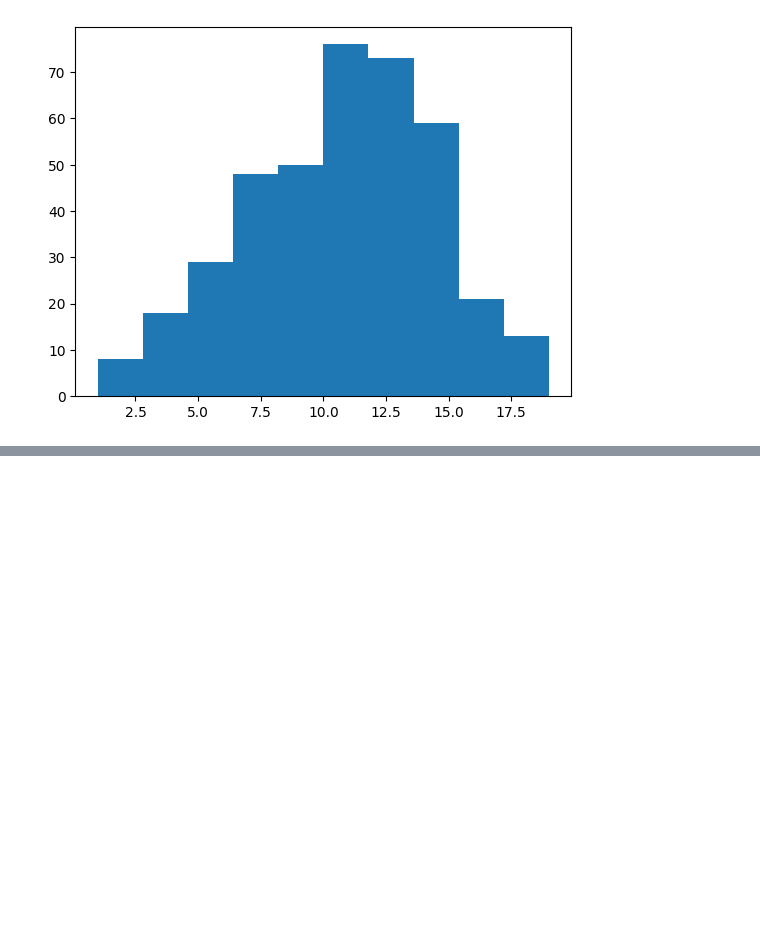
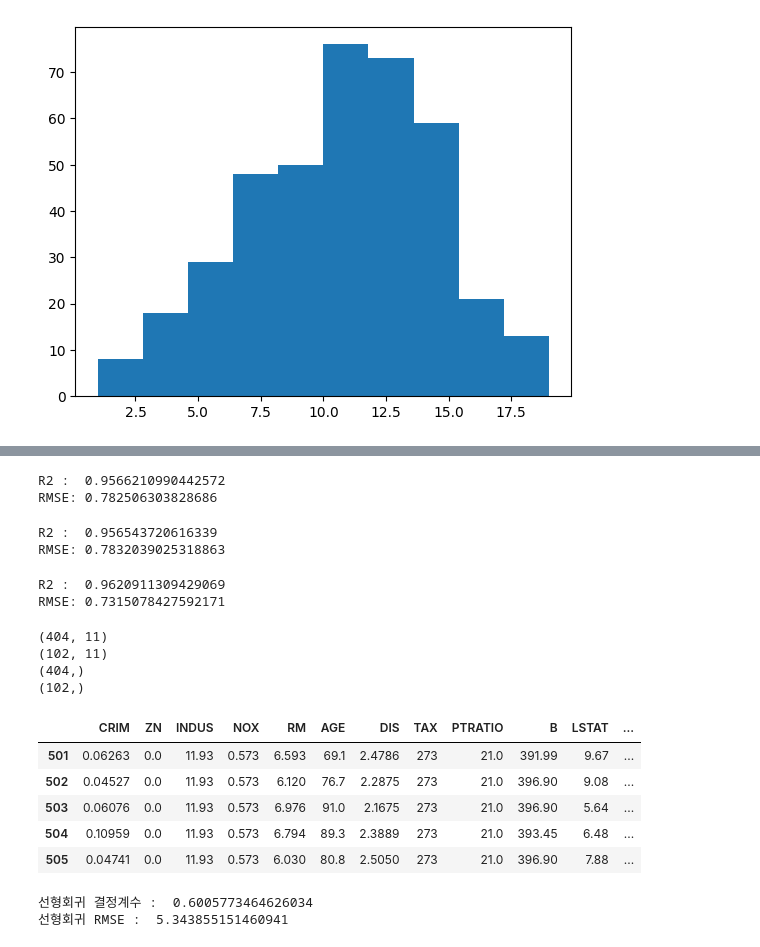
Before and after one commit to wanjuson/analyst_engineer, a Jupyter notebook: ADP_실습_통계/21회기출분석_v2.ipynb, the cells around one changed output, grey strips where cells are left out. Cells and saved outputs as stored; diff of their text form; code cells hidden in the pictures; blank space fills up the shorter version.

```diff
--- a/ADP_실습_통계/21회기출분석_v2.ipynb
+++ b/ADP_실습_통계/21회기출분석_v2.ipynb
@@ -221,0 +220,28 @@ ValueError: Input contains NaN, infinity or a value too large for dtype('float64
+# %%
+svr = SVR(C=100, gamma = 0.001)
+svr.fit(X_train_scaled, y_train)
+print("R2 : ", svr.score(X_test_scaled, y_test))
+print("RMSE:", np.sqrt(mean_squared_error(y_test,svr.predict(X_test_scaled))))
+# %% [output]
+R2 :  0.9566210990442572
+RMSE: 0.782506303828686
+# %%
+# RandomForestRegressor
+rf = RandomForestRegressor(n_estimators=1000)
+rf.fit(X_train, y_train)
+rf.score(X_test, y_test)
+print("R2 : ", rf.score(X_test, y_test))
+print("RMSE:", np.sqrt(mean_squared_error(y_test,rf.predict(X_test))))
+# %% [output]
+R2 :  0.956543720616339
+RMSE: 0.7832039025318863
+# %%
+# XGBRegressor
+xgb = XGBRegressor(n_estimators =1000, max_depth=11)
+xgb.fit(X_train, y_train)
+xgb.score(X_test, y_test)
+print("R2 : ", xgb.score(X_test, y_test))
+print("RMSE:", np.sqrt(mean_squared_error(y_test,xgb.predict(X_test))))
+# %% [output]
+R2 :  0.9620911309429069
+RMSE: 0.7315078427592171
@@ -221,0 +257,29 @@ ValueError: Input contains NaN, infinity or a value too large for dtype('float64
+# %%
+import pandas as pd
+import numpy as np
+df01 = pd.read_csv("C:/adp/data/BostonHousing.csv")
+
+# 훈련, 테스트 셋 분리
+X = df01.drop('MEDV', axis = 1)
+y = df01['MEDV']
+
+from sklearn.model_selection import train_test_split
+x_train, x_test, y_train, y_test = train_test_split(X, y,  test_size =0.2, random_state = 2022)
+print(x_train.shape)
+print(x_test.shape)
+print(y_train.shape)
+print(y_test.shape)
+# %% [output]
+(404, 11)
+(102, 11)
+(404,)
+(102,)
+# %%
+df01.tail()
+# %% [output]
+|  | CRIM | ZN | INDUS | NOX | RM | AGE | DIS | TAX | PTRATIO | B | LSTAT | ... |
+| 501 | 0.06263 | 0.0 | 11.93 | 0.573 | 6.593 | 69.1 | 2.4786 | 273 | 21.0 | 391.99 | 9.67 | ... |
+| 502 | 0.04527 | 0.0 | 11.93 | 0.573 | 6.120 | 76.7 | 2.2875 | 273 | 21.0 | 396.90 | 9.08 | ... |
+| 503 | 0.06076 | 0.0 | 11.93 | 0.573 | 6.976 | 91.0 | 2.1675 | 273 | 21.0 | 396.90 | 5.64 | ... |
+| 504 | 0.10959 | 0.0 | 11.93 | 0.573 | 6.794 | 89.3 | 2.3889 | 273 | 21.0 | 393.45 | 6.48 | ... |
+| 505 | 0.04741 | 0.0 | 11.93 | 0.573 | 6.030 | 80.8 | 2.5050 | 273 | 21.0 | 396.90 | 7.88 | ... |
@@ -221,0 +292,11 @@ ValueError: Input contains NaN, infinity or a value too large for dtype('float64
+# %%
+## 2-1. 데이터 8:2로 분할하고 선형회귀 적용하시오. 결정계수와 rmse 구하시오
+lr = LinearRegression()
+lr.fit(x_train,y_train)
+
+## R2
+print("선형회귀 결정계수 : ", lr.score(x_test,y_test))
+print("선형회귀 RMSE : ", np.sqrt(mean_squared_error(y_test, lr.predict(x_test))))
+# %% [output]
+선형회귀 결정계수 :  0.6005773464626034
+선형회귀 RMSE :  5.343855151460941
```
Also changed, not shown: parts of 13 cells of this notebook.
